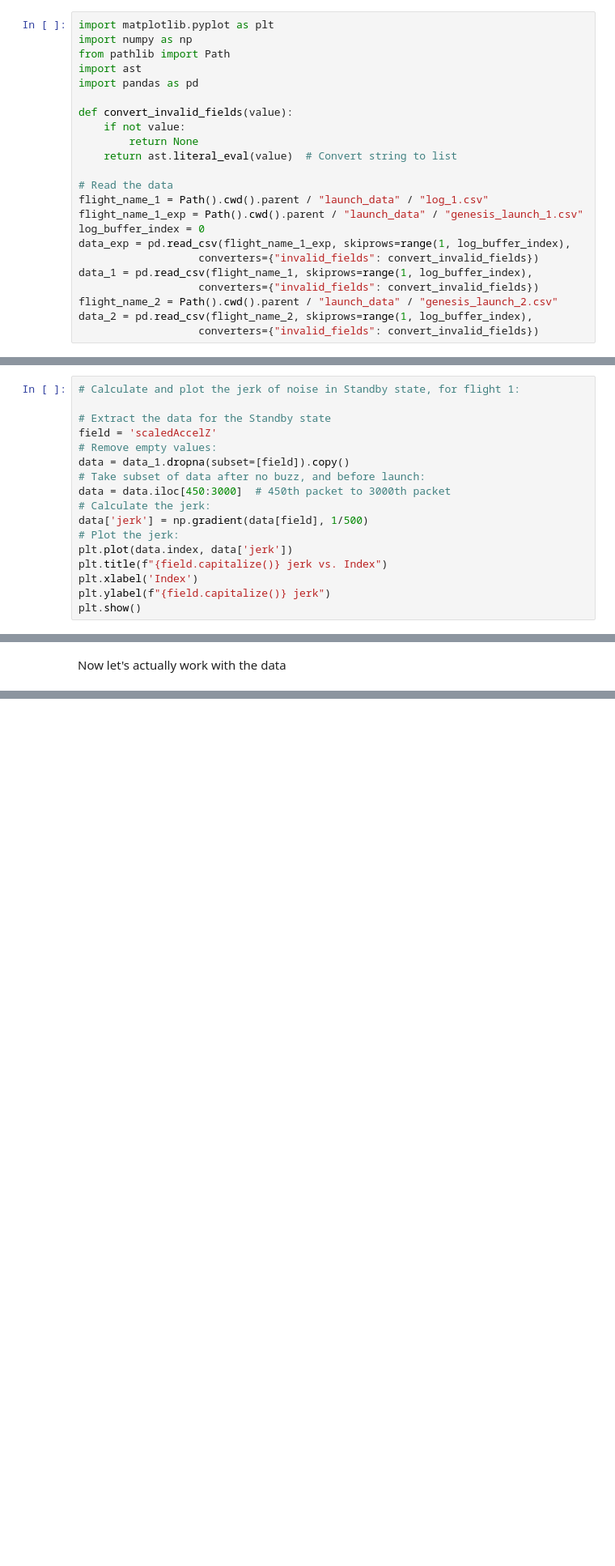
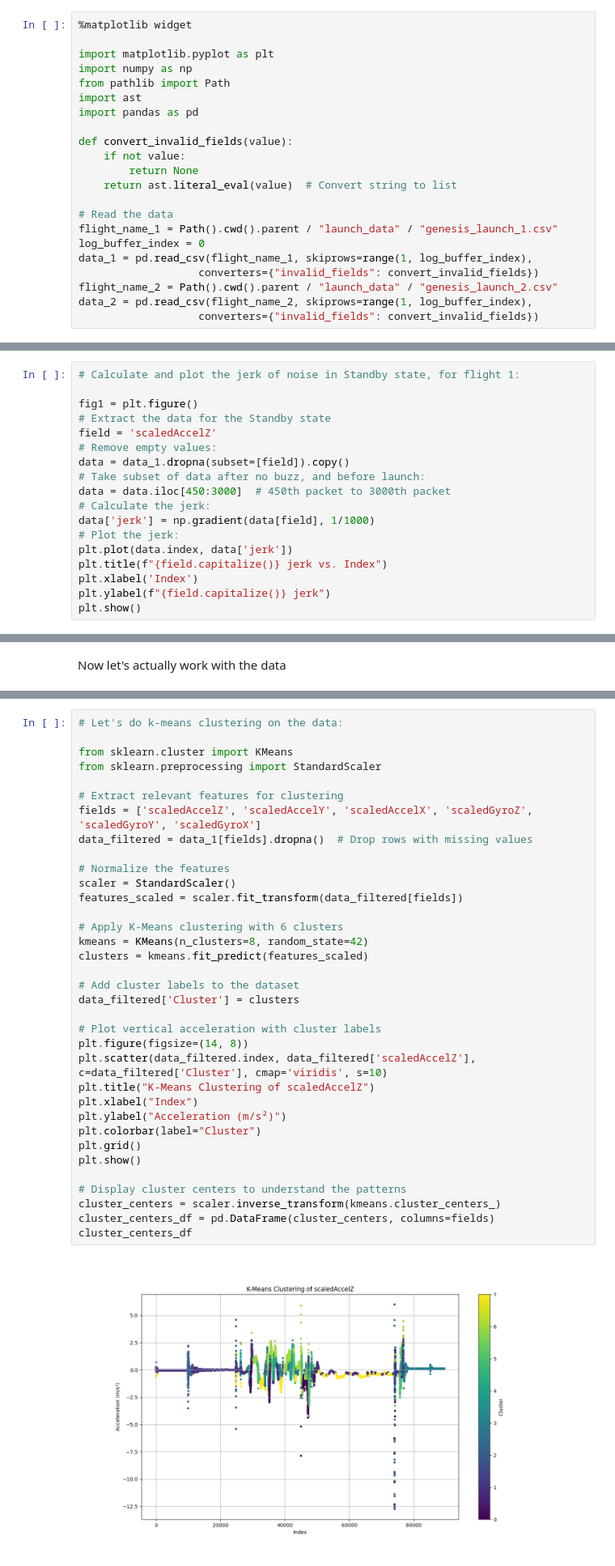
Before and after one commit to NCSU-High-Powered-Rocketry-Club/AirbrakesV2, a Jupyter notebook: scripts/make_plots.ipynb, the cells around one changed output, grey strips where cells are left out. Shown at 81% size. Saved outputs shown, nothing was run; the diff lists cells and outputs as text; blank space fills up the shorter version.

```diff
--- a/scripts/make_plots.ipynb
+++ b/scripts/make_plots.ipynb
@@ -1,4 +1,6 @@
 # %%
+%matplotlib widget
+
 import matplotlib.pyplot as plt
 import numpy as np
 from pathlib import Path
@@ -11,11 +13,8 @@ def convert_invalid_fields(value):
     return ast.literal_eval(value)  # Convert string to list
 
 # Read the data
-flight_name_1 = Path().cwd().parent / "launch_data" / "log_1.csv"
-flight_name_1_exp = Path().cwd().parent / "launch_data" / "genesis_launch_1.csv"
+flight_name_1 = Path().cwd().parent / "launch_data" / "genesis_launch_1.csv"
 log_buffer_index = 0
-data_exp = pd.read_csv(flight_name_1_exp, skiprows=range(1, log_buffer_index),
-                   converters={"invalid_fields": convert_invalid_fields})
 data_1 = pd.read_csv(flight_name_1, skiprows=range(1, log_buffer_index),
                    converters={"invalid_fields": convert_invalid_fields})
 flight_name_2 = Path().cwd().parent / "launch_data" / "genesis_launch_2.csv"
@@ -27,6 +26,7 @@ Let's first attempt to denoise the data
 # %%
 # Calculate and plot the jerk of noise in Standby state, for flight 1:
 
+fig1 = plt.figure()
 # Extract the data for the Standby state
 field = 'scaledAccelZ'
 # Remove empty values:
@@ -34,7 +34,7 @@ data = data_1.dropna(subset=[field]).copy()
 # Take subset of data after no buzz, and before launch:
 data = data.iloc[450:3000]  # 450th packet to 3000th packet
 # Calculate the jerk:
-data['jerk'] = np.gradient(data[field], 1/500)
+data['jerk'] = np.gradient(data[field], 1/1000)
 # Plot the jerk:
 plt.plot(data.index, data['jerk'])
 plt.title(f"{field.capitalize()} jerk vs. Index")
@@ -518,0 +263,37 @@ The peaks are at frequencies: [116.19861986 117.29372937 118.42184218 118.577857
+# %%
+# Let's do k-means clustering on the data:
+
+from sklearn.cluster import KMeans
+from sklearn.preprocessing import StandardScaler
+
+# Extract relevant features for clustering
+fields = ['scaledAccelZ', 'scaledAccelY', 'scaledAccelX', 'scaledGyroZ', 'scaledGyroY', 'scaledGyroX']
+data_filtered = data_1[fields].dropna()  # Drop rows with missing values
+
+# Normalize the features
+scaler = StandardScaler()
+features_scaled = scaler.fit_transform(data_filtered[fields])
+
+# Apply K-Means clustering with 6 clusters
+kmeans = KMeans(n_clusters=8, random_state=42)
+clusters = kmeans.fit_predict(features_scaled)
+
+# Add cluster labels to the dataset
+data_filtered['Cluster'] = clusters
+
+# Plot vertical acceleration with cluster labels
+plt.figure(figsize=(14, 8))
+plt.scatter(data_filtered.index, data_filtered['scaledAccelZ'], c=data_filtered['Cluster'], cmap='viridis', s=10)
+plt.title("K-Means Clustering of scaledAccelZ")
+plt.xlabel("Index")
+plt.ylabel("Acceleration (m/s²)")
+plt.colorbar(label="Cluster")
+plt.grid()
+plt.show()
+
+# Display cluster centers to understand the patterns
+cluster_centers = scaler.inverse_transform(kmeans.cluster_centers_)
+cluster_centers_df = pd.DataFrame(cluster_centers, columns=fields)
+cluster_centers_df
+# %% [output]
+[figure, added]
```
Also changed, not shown: parts of 29 cells of this notebook.
